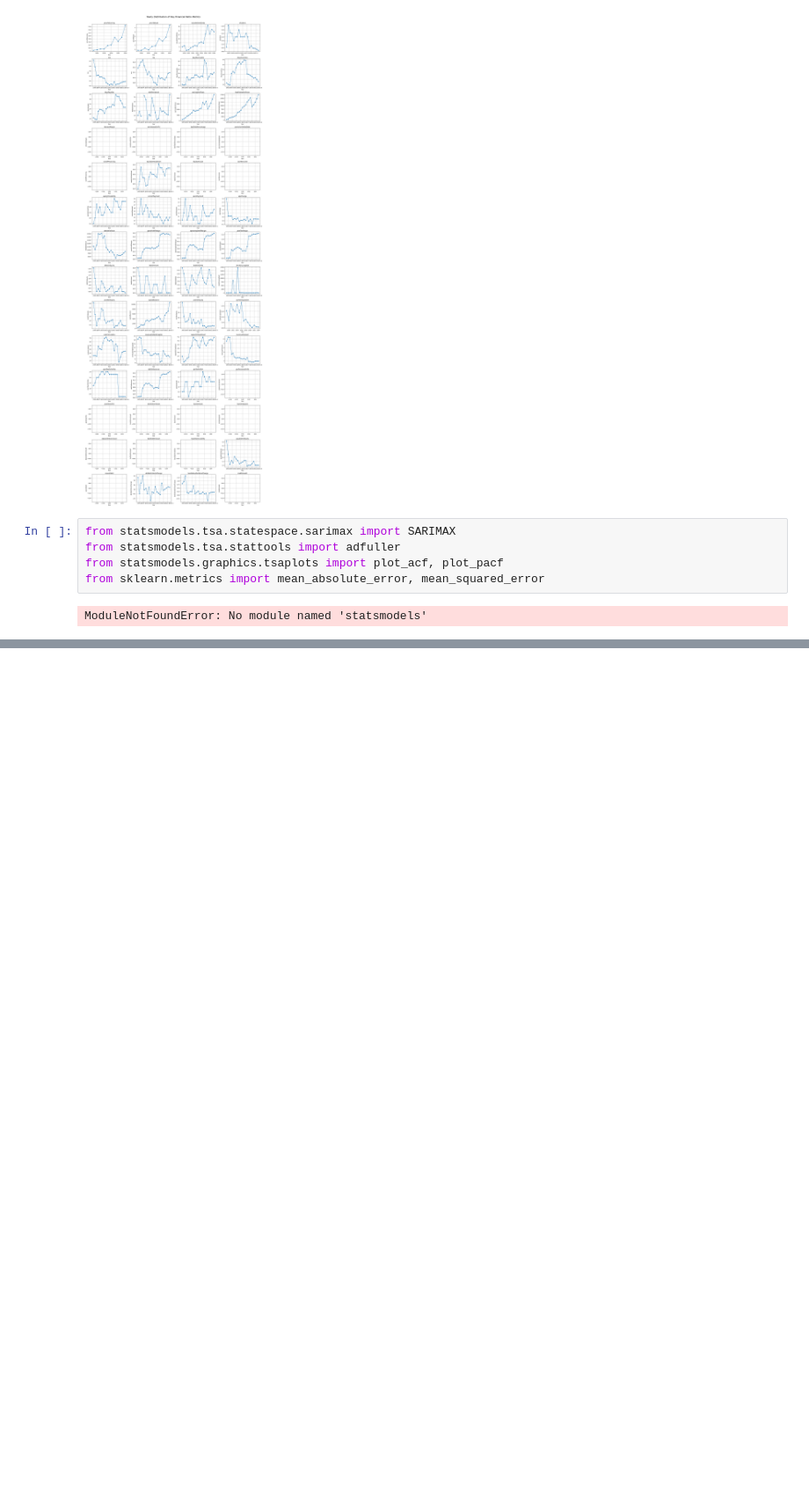
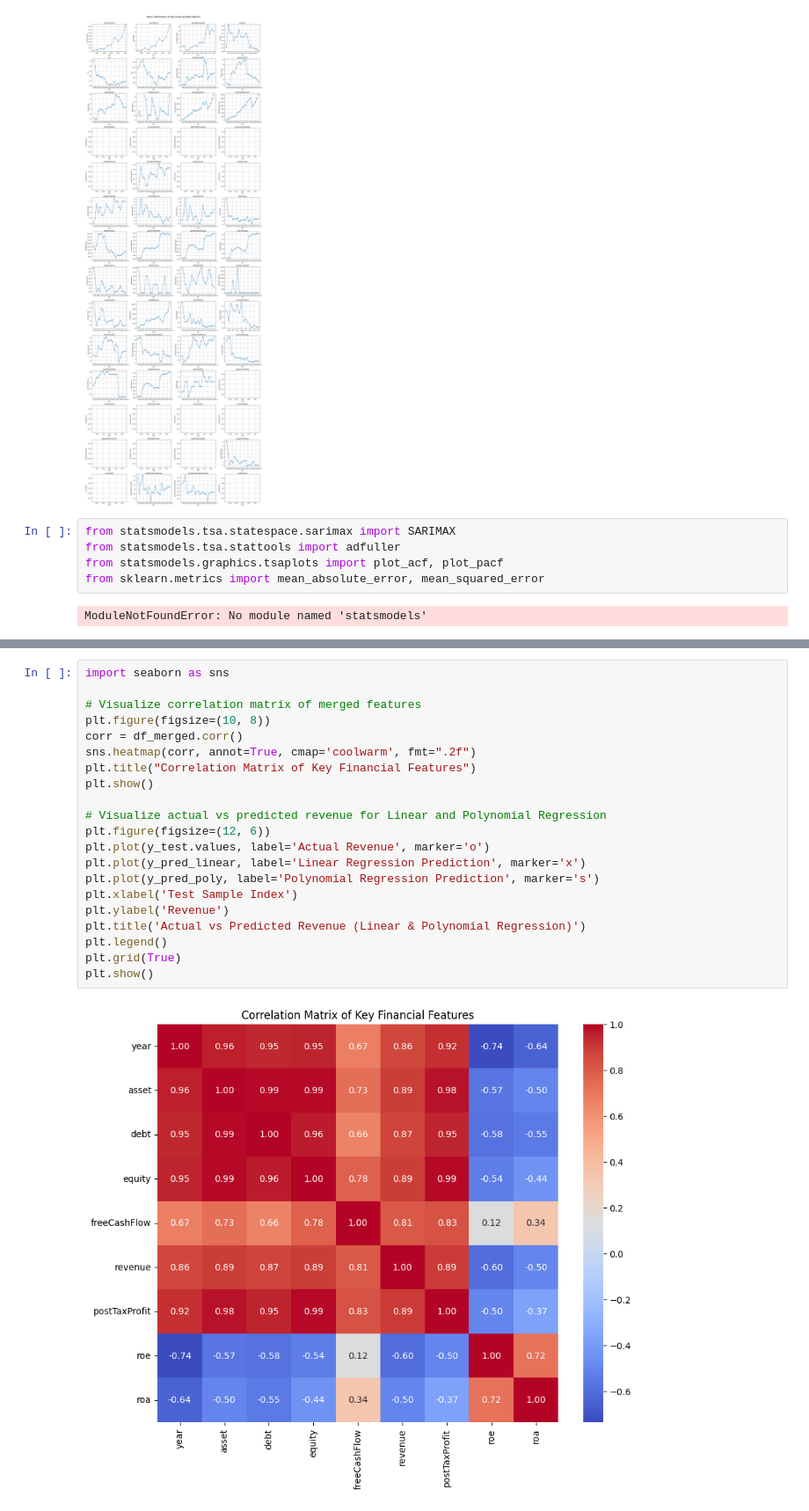
Before and after one commit to huynhthanhtuyen456/financial-assistant, a Jupyter notebook: notebook/financial_statement_analytics.ipynb, the cells around one changed output, grey strips where cells are left out. Shown at 88% size. Drawn from its saved outputs; the diff is of its cells as text; blank space fills up the shorter version.

Commit message:
Add financial analytics

```diff
--- a/notebook/financial_statement_analytics.ipynb
+++ b/notebook/financial_statement_analytics.ipynb
@@ -444,0 +598,23 @@ Warnings:
+# %%
+import seaborn as sns
+
+# Visualize correlation matrix of merged features
+plt.figure(figsize=(10, 8))
+corr = df_merged.corr()
+sns.heatmap(corr, annot=True, cmap='coolwarm', fmt=".2f")
+plt.title("Correlation Matrix of Key Financial Features")
+plt.show()
+
+# Visualize actual vs predicted revenue for Linear and Polynomial Regression
+plt.figure(figsize=(12, 6))
+plt.plot(y_test.values, label='Actual Revenue', marker='o')
+plt.plot(y_pred_linear, label='Linear Regression Prediction', marker='x')
+plt.plot(y_pred_poly, label='Polynomial Regression Prediction', marker='s')
+plt.xlabel('Test Sample Index')
+plt.ylabel('Revenue')
+plt.title('Actual vs Predicted Revenue (Linear & Polynomial Regression)')
+plt.legend()
+plt.grid(True)
+plt.show()
+# %% [output]
+[figure, added]
```
Also changed, not shown: parts of 12 cells of this notebook, 5 other files.
